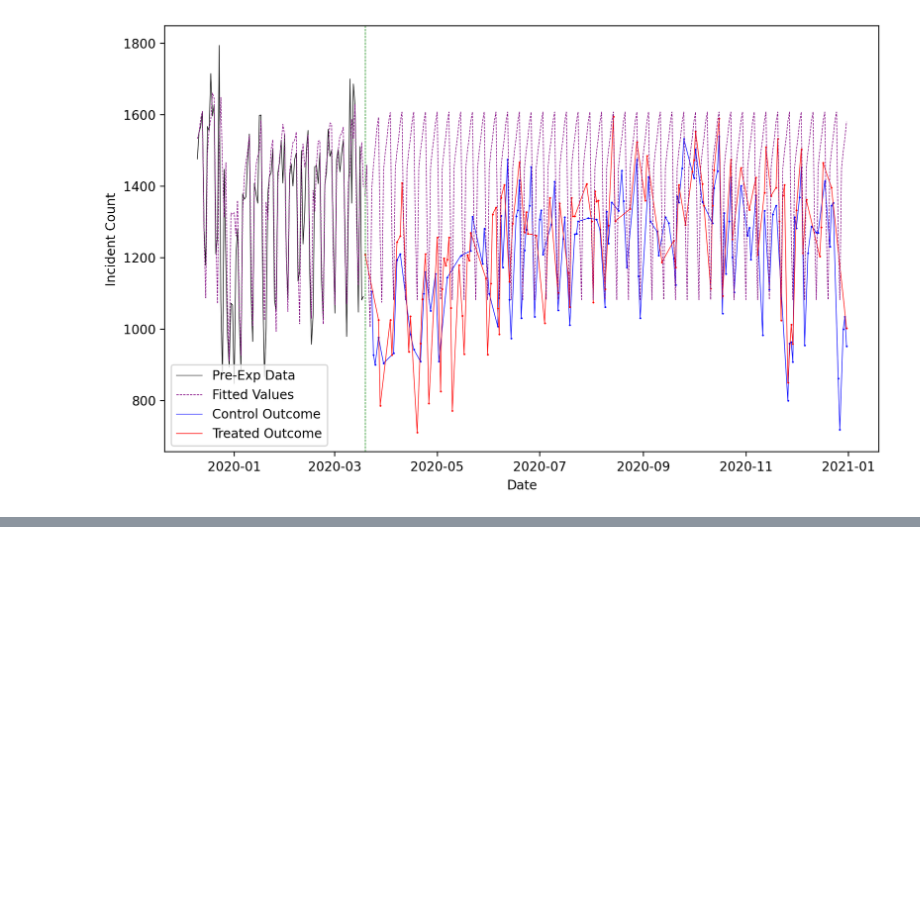
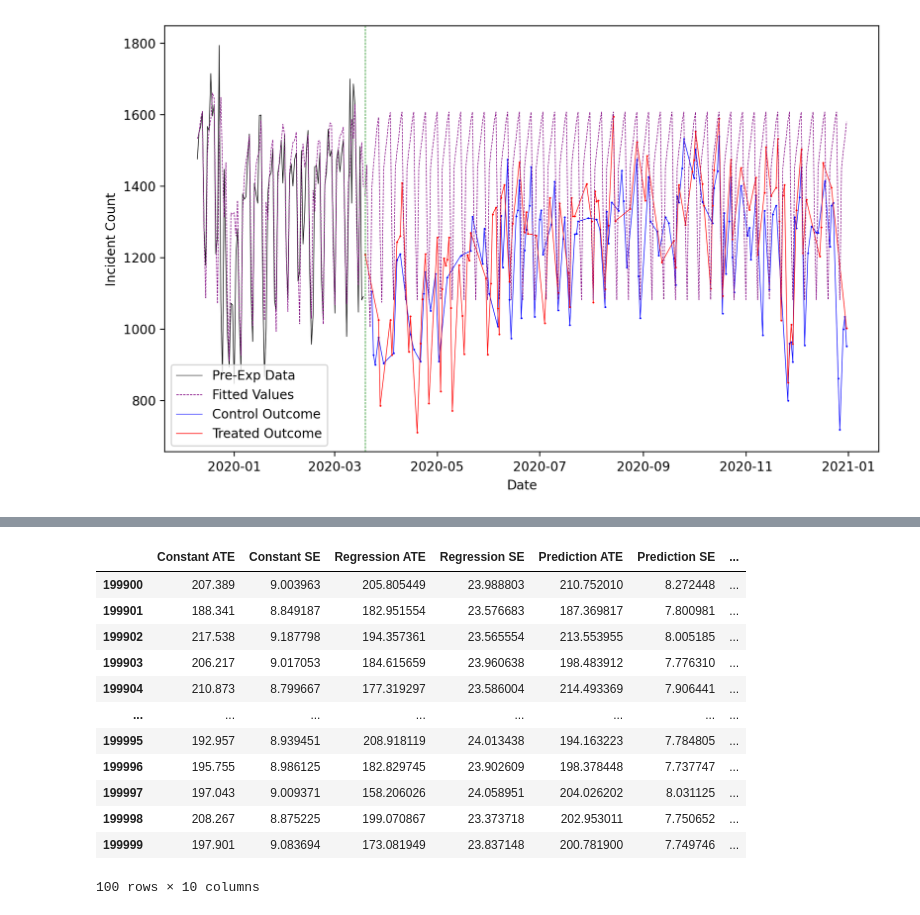
Before and after one commit to kshim99/Two-Stage-Framework-for-Variance-Reduction, a Jupyter notebook: kdd_sim.ipynb, the cells around one changed output, grey strips where cells are left out. Saved outputs shown, nothing was run; the diff lists cells and outputs as text; code cells hidden in the pictures; blank space fills up the shorter version.

```diff
--- a/kdd_sim.ipynb
+++ b/kdd_sim.ipynb
@@ -246,3 +238,22 @@ KeyError: 'n'
+# %%
+# add columns for the simulation parameters
+results['te'] = np.repeat(te_lst, len(n_lst)*r)
+results['n'] = np.tile(np.repeat(n_lst, r), len(te_lst))
+results.iloc[-100:]
+# %% [output]
+|  | Constant ATE | Constant SE | Regression ATE | Regression SE | Prediction ATE | Prediction SE | ... |
+| 199900 | 207.389 | 9.003963 | 205.805449 | 23.988803 | 210.752010 | 8.272448 | ... |
+| 199901 | 188.341 | 8.849187 | 182.951554 | 23.576683 | 187.369817 | 7.800981 | ... |
+| 199902 | 217.538 | 9.187798 | 194.357361 | 23.565554 | 213.553955 | 8.005185 | ... |
+| 199903 | 206.217 | 9.017053 | 184.615659 | 23.960638 | 198.483912 | 7.776310 | ... |
+| 199904 | 210.873 | 8.799667 | 177.319297 | 23.586004 | 214.493369 | 7.906441 | ... |
+| ... | ... | ... | ... | ... | ... | ... | ... |
+| 199995 | 192.957 | 8.939451 | 208.918119 | 24.013438 | 194.163223 | 7.784805 | ... |
+| 199996 | 195.755 | 8.986125 | 182.829745 | 23.902609 | 198.378448 | 7.737747 | ... |
+| 199997 | 197.043 | 9.009371 | 158.206026 | 24.058951 | 204.026202 | 8.031125 | ... |
+| 199998 | 208.267 | 8.875225 | 199.070867 | 23.373718 | 202.953011 | 7.750652 | ... |
+| 199999 | 197.901 | 9.083694 | 173.081949 | 23.837148 | 200.781900 | 7.749746 | ... |
+100 rows × 10 columns
 # %%
 # Create boxplots for each combination of te and n
 for te in te_lst:
```
Also changed, not shown: parts of 5 cells of this notebook.
